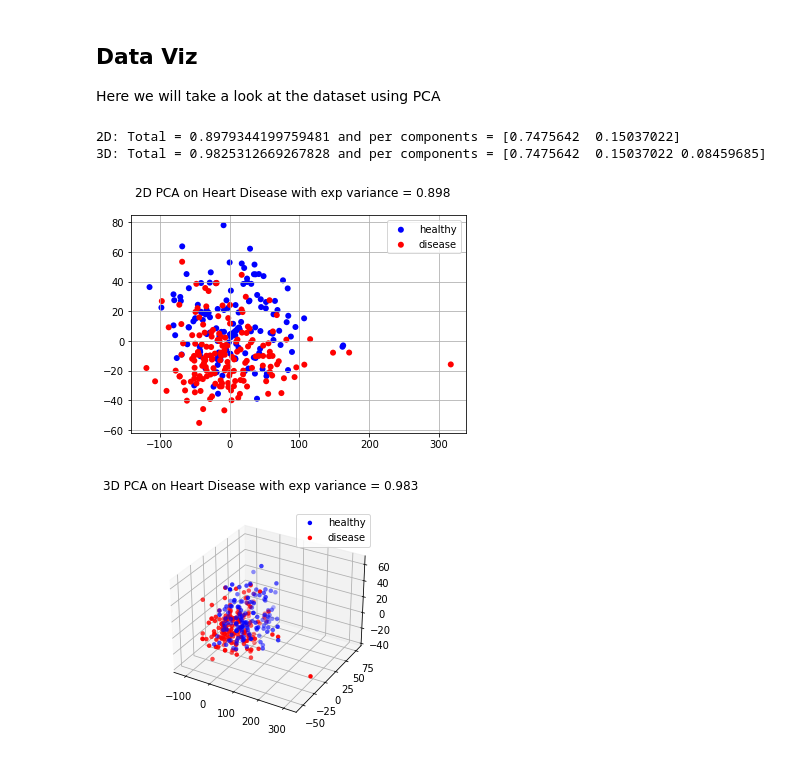
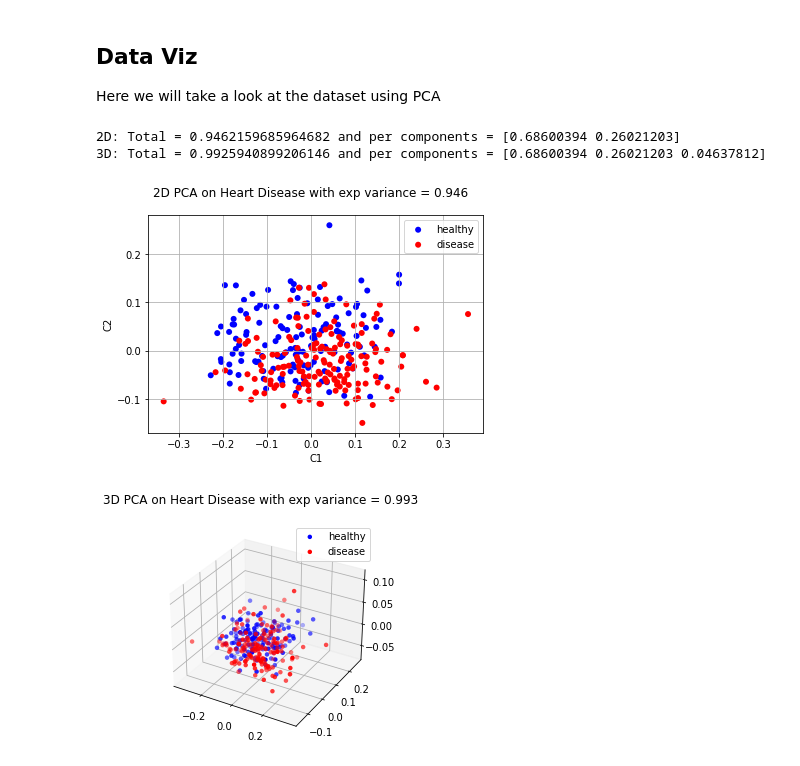
Before and after one commit to yacineMahdid/Heart-Disease-UCI, a Jupyter notebook: notebooks/1.0-ym-initial-data-exploration.ipynb, the cells around one changed output. Cells and saved outputs as stored; diff of their text form; code cells hidden in the pictures.

```diff
--- a/notebooks/1.0-ym-initial-data-exploration.ipynb
+++ b/notebooks/1.0-ym-initial-data-exploration.ipynb
@@ -73,13 +73,16 @@ df.corr()
 ## Pre-Processing
 Here we are pre-processing the data to have the X and the y
 # %%
+from sklearn.preprocessing import Normalizer
+
 y = df['target'].to_numpy()
 X = df.drop('target', axis=1)
 display(X)
 
 # TODO: Normalize the different columns for X, watch out for some of them they are categorical so they might be better as one-hot encoded
 
-X = X.to_numpy()
+# Let's normalize everything for now without too much consideration for the categorical variables
+X = Normalizer().fit_transform(X)
 # %% [output]
 |  | age | sex | cp | trestbps | chol | fbs | restecg | thalach | exang | oldpeak | slope | ... |
 | 0 | 63 | 1 | 3 | 145 | 233 | 1 | 0 | 150 | 0 | 2.3 | 0 | ... |
@@ -116,28 +119,30 @@ X3D = pca.fit_transform(X)
 exp_variance_3d = pca.explained_variance_ratio_
 print(f"3D: Total = {np.sum(exp_variance_3d)} and per components = {exp_variance_3d}")
 # %% [output]
-2D: Total = 0.8979344199759481 and per components = [0.7475642  0.15037022]
-3D: Total = 0.9825312669267828 and per components = [0.7475642  0.15037022 0.08459685]
+2D: Total = 0.9462159685964682 and per components = [0.68600394 0.26021203]
+3D: Total = 0.9925940899206146 and per components = [0.68600394 0.26021203 0.04637812]
 # %%
 import matplotlib.pyplot as plt
 
 # Plot of the 2D PCA results
 fig, ax = plt.subplots()
 
 X2D_healthy = X2D[y == 0]
 X2D_disease = X2D[y == 1]
 
 ax.scatter(X2D_healthy[:,0], X2D_healthy[:,1], color="blue", label="healthy", edgecolors='none')
 ax.scatter(X2D_disease[:,0], X2D_disease[:,1], color="red", label="disease", edgecolors='none')
 
 ax.legend()
 ax.grid(True)
+ax.set_xlabel("C1")
+ax.set_ylabel("C2")
 
 fig.suptitle(f"2D PCA on Heart Disease with exp variance = {round(np.sum(exp_variance_2d), 3)}")
 
 plt.show()
 # %% [output]
-[figure, old version]
+[figure, new version]
 # %%
 # Plot of the 3D PCA results
 fig = plt.figure()
@@ -157,4 +162,4 @@ fig.suptitle(f"3D PCA on Heart Disease with exp variance = {round(np.sum(exp_var
 
 plt.show()
 # %% [output]
-[figure, old version]
+[figure, new version]
```
Also changed, not shown: 3 other files.
